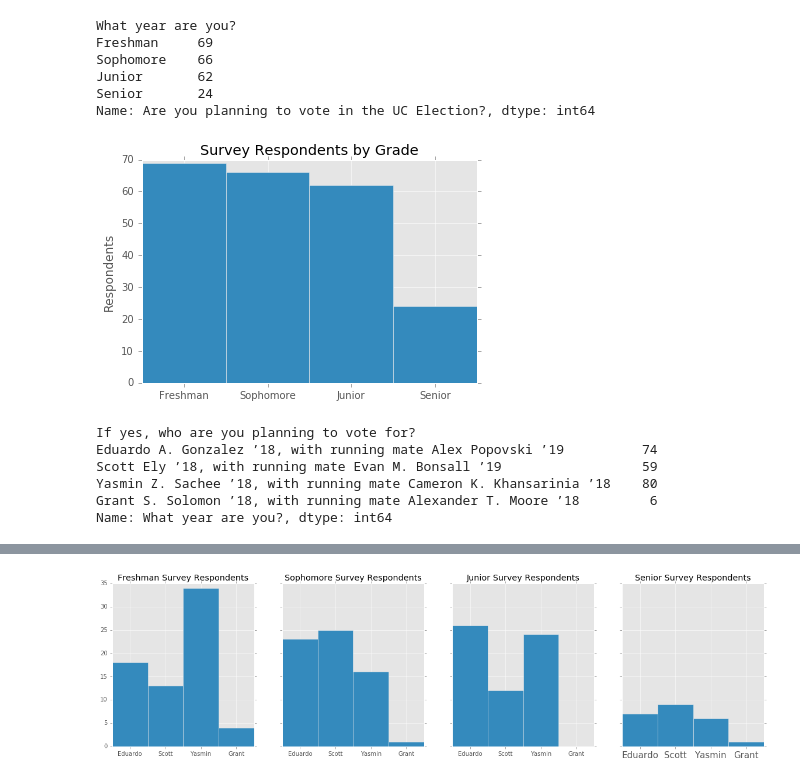
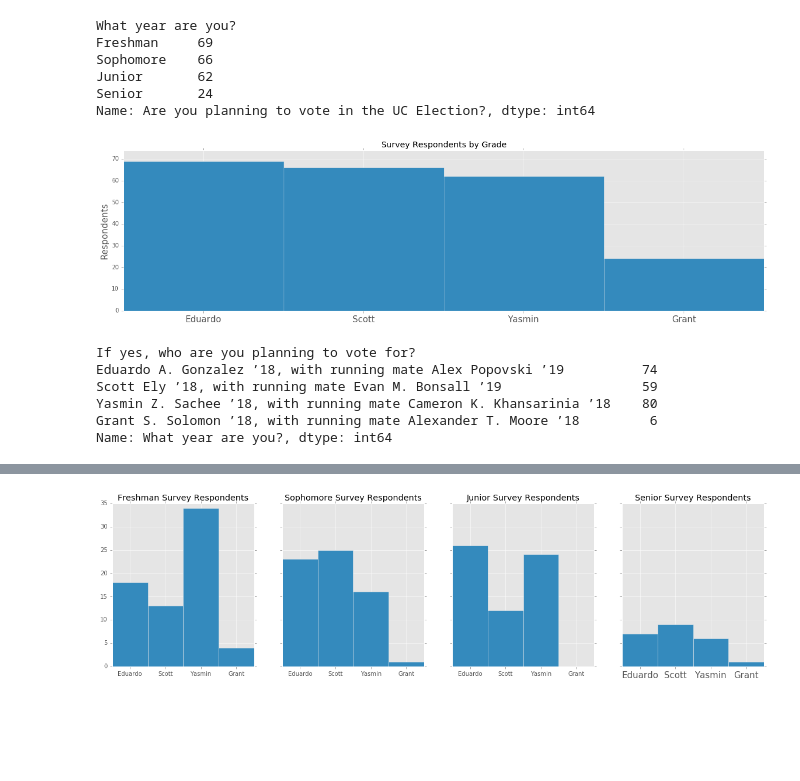
Before and after one commit to HarvardOpenData/sixteenthirtysix, a Jupyter notebook: Data Analysis.ipynb, the cells around one changed output, grey strips where cells are left out. Cells and saved outputs as stored; diff of their text form; code cells hidden in the pictures; blank space fills up the shorter version.

```diff
--- a/Data Analysis.ipynb
+++ b/Data Analysis.ipynb
@@ -18,32 +18,35 @@ voting = df[df['Are you planning to vote in the UC Election?'] == 'Yes']
 # %%
 year_breakdown = voting.groupby(voting['What year are you?']).count()['Are you planning to vote in the UC Election?']
 year_breakdown = year_breakdown.reindex(years)
+year_breakdown
+# %% [output]
+What year are you?
+Freshman     69
+Sophomore    66
+Junior       62
+Senior       24
+Name: Are you planning to vote in the UC Election?, dtype: int64
-# %%
-year_breakdown
-# %% [output]
-What year are you?
-Freshman     69
-Sophomore    66
-Junior       62
-Senior       24
-Name: Are you planning to vote in the UC Election?, dtype: int64
 # %%
-plt.bar(np.arange(0, 4), year_breakdown.values, width = 1.0)
-plt.title("Survey Respondents by Grade")
-plt.xticks(np.arange(0.5, 4), years)
-plt.ylabel('Respondents')
-plt.show()
+def plot_data (data, title, ylabel):
+    plt.figure(figsize = (20, 5))
+    plt.bar(np.arange(0, 4), data, width = 1.0)
+    plt.title(title)
+    plt.xticks(np.arange(0.5, 4), candidates_short, fontsize = 15)
+    plt.ylabel(ylabel, fontsize = 15)
+    plt.ylim(0, max(data) + 5)
+    plt.show()
-# %% [output]
-[figure, removed]
+# %%
+plot_data (year_breakdown.values, "Survey Respondents by Grade", "Respondents")
+# %% [output]
+[figure, added]
 # %%
 voting_breakdown = voting.groupby(voting['If yes, who are you planning to vote for?']).count().ix[::,0]
 voting_breakdown = voting_breakdown.reindex(candidates)
+voting_breakdown
+# %% [output]
+If yes, who are you planning to vote for?
+Eduardo A. Gonzalez ’18, with running mate Alex Popovski ’19          74
+Scott Ely ’18, with running mate Evan M. Bonsall ’19                  59
+Yasmin Z. Sachee ’18, with running mate Cameron K. Khansarinia ’18    80
+Grant S. Solomon ’18, with running mate Alexander T. Moore ’18         6
+Name: What year are you?, dtype: int64
-# %%
-voting_breakdown
-# %% [output]
-If yes, who are you planning to vote for?
-Eduardo A. Gonzalez ’18, with running mate Alex Popovski ’19          74
-Scott Ely ’18, with running mate Evan M. Bonsall ’19                  59
-Yasmin Z. Sachee ’18, with running mate Cameron K. Khansarinia ’18    80
-Grant S. Solomon ’18, with running mate Alexander T. Moore ’18         6
-Name: What year are you?, dtype: int64
```
Also changed, not shown: parts of 11 cells of this notebook.
